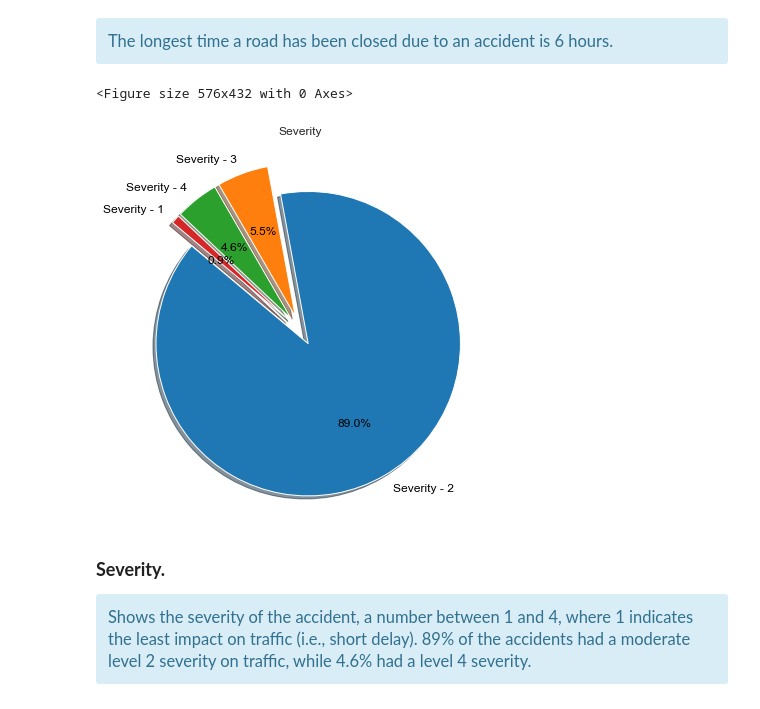
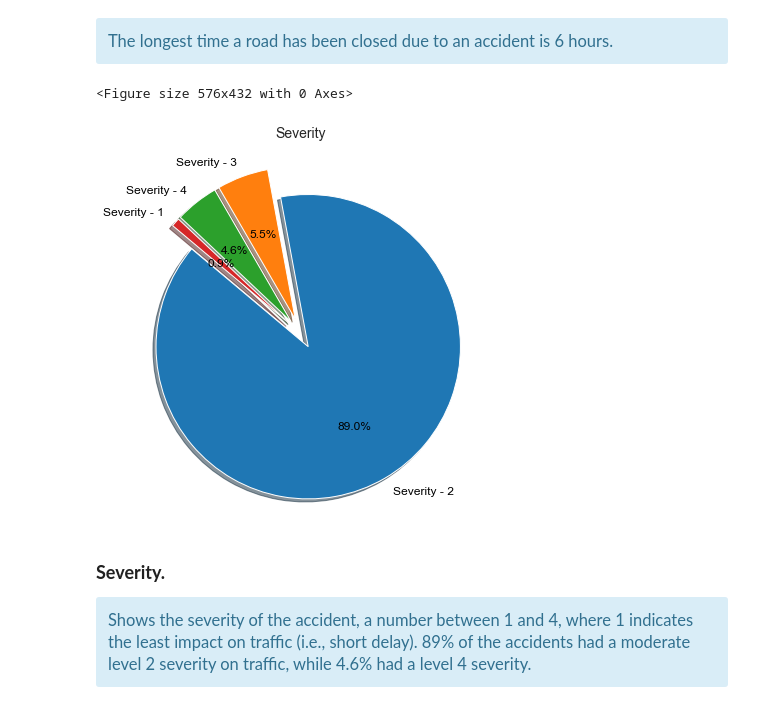
Before and after one commit to ronaldonyango/us-accidents-eda, a Jupyter notebook: US_AccidentsV2.0.ipynb, the cells around one changed output. Cells and saved outputs as stored; diff of their text form; code cells hidden in the pictures.

```diff
--- a/US_AccidentsV2.0.ipynb
+++ b/US_AccidentsV2.0.ipynb
@@ -718,18 +713,15 @@ The longest time a road has been closed due to an accident is 6 hours.
 # %%
 accidents_severity = us_accidents_df.Severity.value_counts()
 ax = plt.figure(figsize=(8, 6))
 
 severity_label = ['Severity - 2', "Severity - 3", 'Severity - 4','Severity - 1']
 
 fig = plt.figure(figsize =(10, 7))
 plt.pie(accidents_severity, labels = severity_label, autopct='%1.1f%%',startangle=140, textprops={'fontsize': 12, 'weight': 'normal', 'color': 'black'}, explode=(0.1,0.1,0.1,0.1), shadow=True)
-plt.title(label="Severity",
-          loc="center",
-          fontstyle='normal')
-plt.show()
+plt.title(label="Severity", loc="center", fontstyle='normal', fontsize=14);
 # %% [output]
 <Figure size 576x432 with 0 Axes>
-[figure, old version]
+[figure, new version]
 # %% [markdown]
 <a id='severity'></a>
 
```
Also changed, not shown: parts of 8 cells of this notebook.
